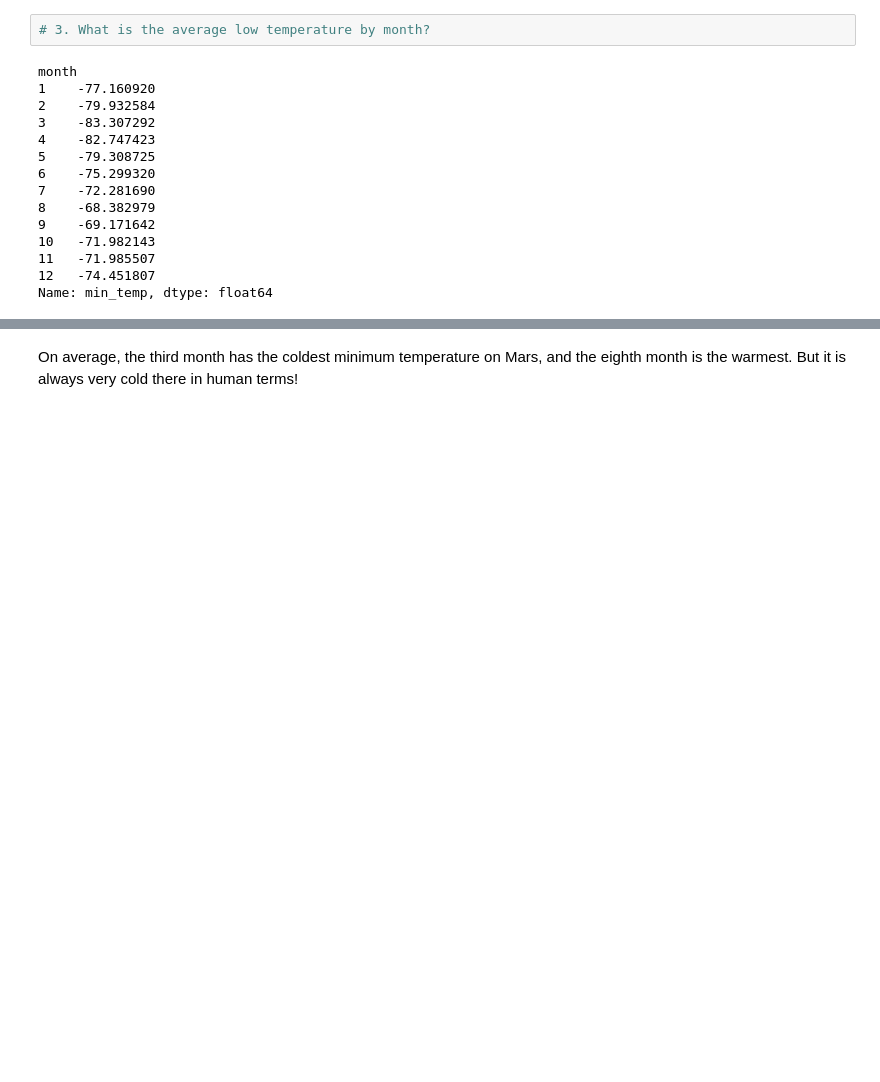
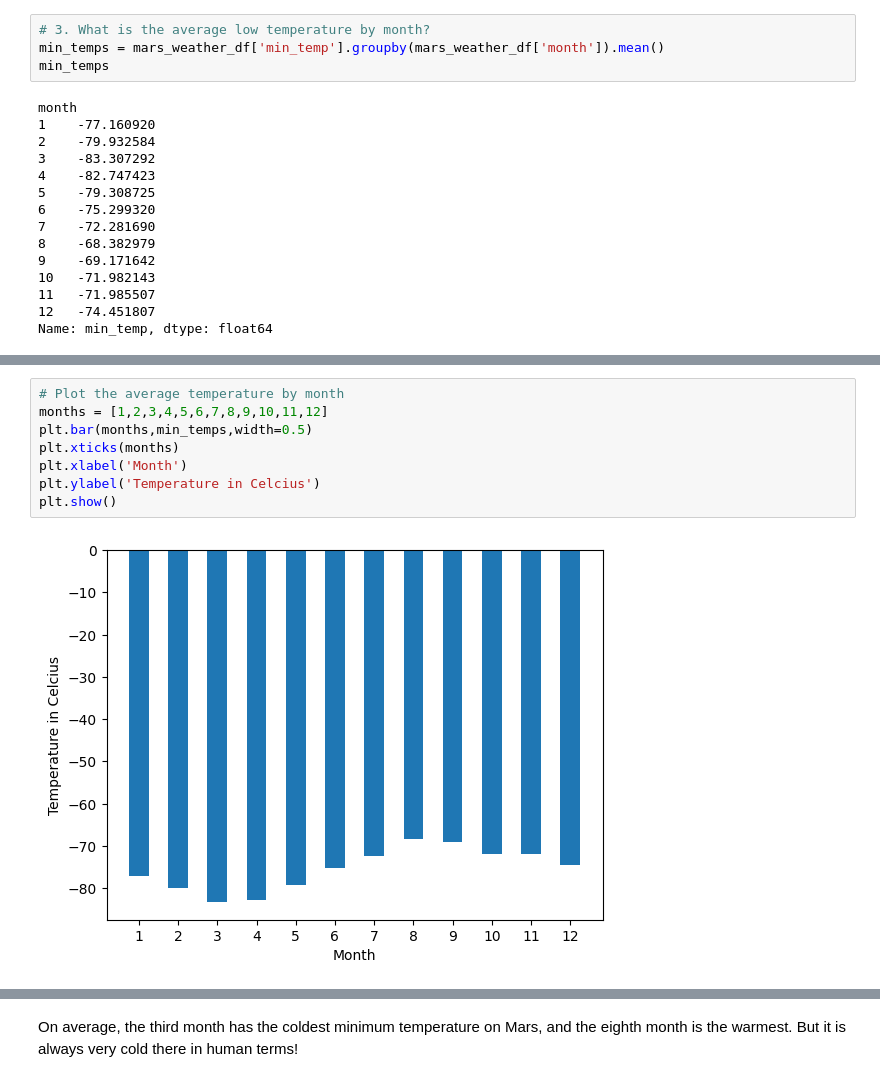
Before and after one commit to caitepley/Module-11-Challenge, a Jupyter notebook: part_2_mars_weather.ipynb, the cells around one changed output, grey strips where cells are left out. Cells and saved outputs as stored; diff of their text form; blank space fills up the shorter version.

```diff
--- a/part_2_mars_weather.ipynb
+++ b/part_2_mars_weather.ipynb
@@ -136,6 +146,8 @@ Name: month, dtype: int64
 1867
 # %%
 # 3. What is the average low temperature by month?
+min_temps = mars_weather_df['min_temp'].groupby(mars_weather_df['month']).mean()
+min_temps
 # %% [output]
 month
 1    -77.160920
@@ -161,0 +166,10 @@ Name: min_temp, dtype: float64
+# %%
+# Plot the average temperature by month
+months = [1,2,3,4,5,6,7,8,9,10,11,12]
+plt.bar(months,min_temps,width=0.5)
+plt.xticks(months)
+plt.xlabel('Month')
+plt.ylabel('Temperature in Celcius')
+plt.show()
+# %% [output]
+[figure, added]
```
Also changed, not shown: parts of 13 cells of this notebook, 1 other file.
